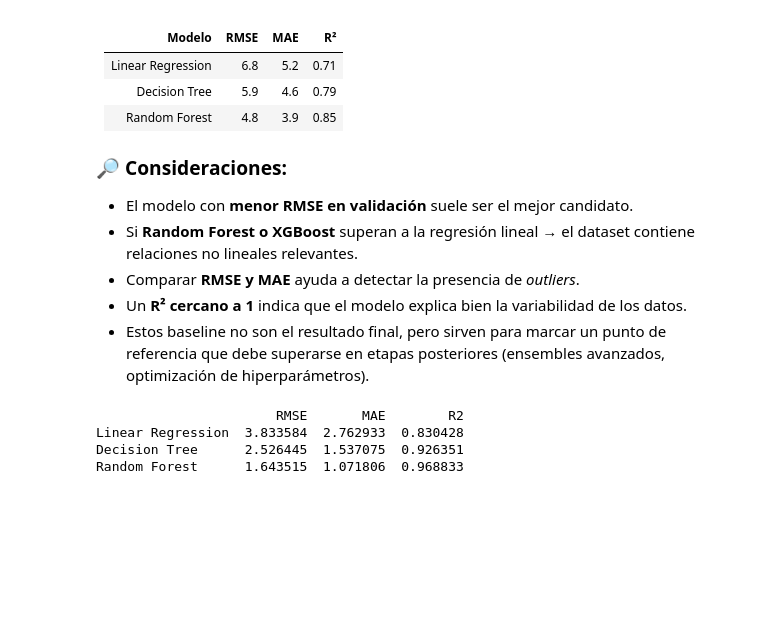
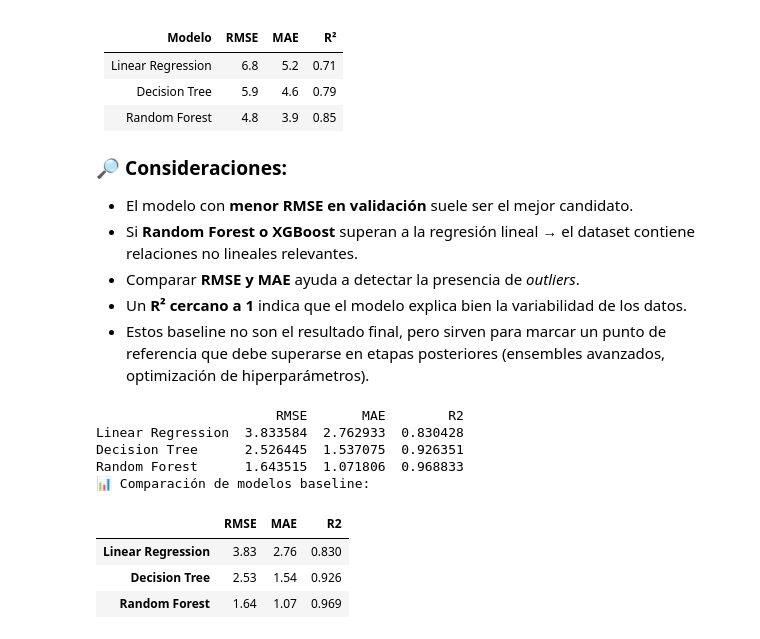
Before and after one commit to GHalfbbt/P5_G3_Regression, a Jupyter notebook: notebooks/linealregresion_decisiontree_rf.ipynb, the cells around one changed output. Cells and saved outputs as stored; diff of their text form; code cells hidden in the pictures; blank space fills up the shorter version.

Commit message:
feat: add scalar and not scalar dataframes to Linear, Tree y Random Forest

```diff
--- a/notebooks/linealregresion_decisiontree_rf.ipynb
+++ b/notebooks/linealregresion_decisiontree_rf.ipynb
@@ -332,10 +329,0 @@ Este paso es obligatorio para poder comparar modelos en condiciones.
-# %%
-# ===================================
-# 5. División train/validación
-# ===================================
-X = df.drop(columns=[target_col])
-y = df[target_col]
-
-X_train, X_valid, y_train, y_valid = train_test_split(
-    X, y, test_size=0.2, random_state=42
-)
@@ -412,12 +469,24 @@ Ejemplo (valores ficticios):
 # %%
 # ===================================
 # 7. Comparación de resultados
 # ===================================
 results = pd.DataFrame([lr_results, tree_results, rf_results],
                        index=["Linear Regression", "Decision Tree", "Random Forest"])
 print(results)
+
+print("📊 Comparación de modelos baseline:\n")
+display(
+    results.style
+    .format({"RMSE": "{:.2f}", "MAE": "{:.2f}", "R2": "{:.3f}"})
+    .background_gradient(cmap="Blues")
+)
 # %% [output]
                        RMSE       MAE        R2
 Linear Regression  3.833584  2.762933  0.830428
 Decision Tree      2.526445  1.537075  0.926351
 Random Forest      1.643515  1.071806  0.968833
+📊 Comparación de modelos baseline:
+|  | RMSE | MAE | R2 |
+| Linear Regression | 3.83 | 2.76 | 0.830 |
+| Decision Tree | 2.53 | 1.54 | 0.926 |
+| Random Forest | 1.64 | 1.07 | 0.969 |
```
Also changed, not shown: parts of 9 cells of this notebook.
